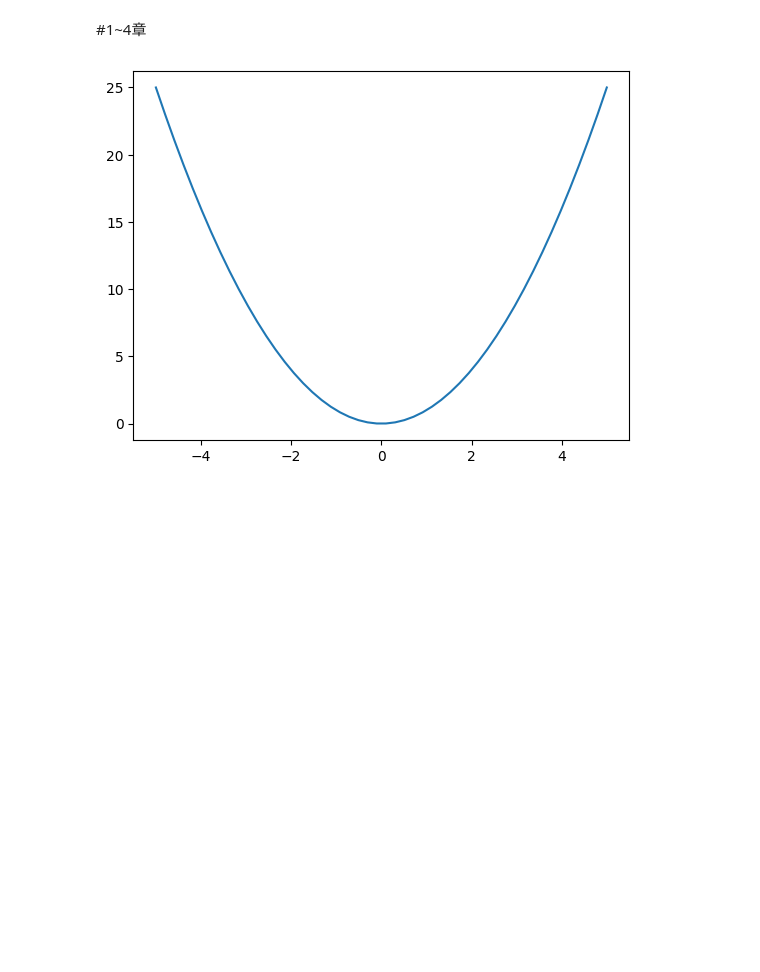
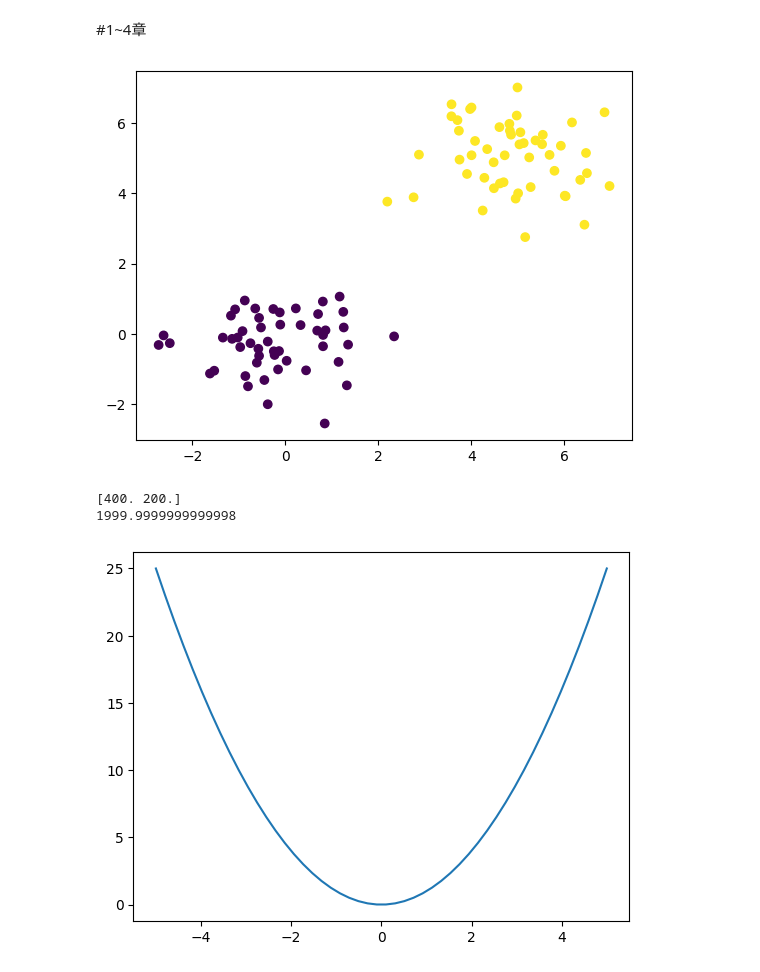
Before and after one commit to ijunseo/Deeplearning_self_study, a Jupyter notebook: 機械学習エッセンス練習.ipynb, the cells around one changed output. Drawn from its saved outputs; the diff is of its cells as text; code cells hidden in the pictures; blank space fills up the shorter version.

```diff
--- a/機械学習エッセンス練習.ipynb
+++ b/機械学習エッセンス練習.ipynb
@@ -213,0 +385,20 @@ plt.hist(list, 範囲の個数, color = "...")
+# %%
+d = 2
+N = 100
+
+mean = 5
+
+x1 = np.random.randn(N // 2, d) + np.array([0, 0])
+x2 = np.random.randn(N // 2, d) + np.array([mean, mean])
+
+t1 = np.zeros(N // 2)
+t2 = np.ones(N // 2)
+
+x = np.concatenate((x1, x2), axis = 0)
+t = np.concatenate((t1, t2))
+# %%
+import matplotlib.pyplot as plt
+plt.scatter(x[:, 0], x[:, 1], c = t)
+plt.show()
+# %% [output]
+[figure, added]
@@ -214,3 +408,20 @@ plt.hist(list, 範囲の個数, color = "...")
+# %%
+
+#解法
+#3x + 4y -> max は　3x + 4y -> minを求めることに言い換える。
+from scipy import optimize
+import numpy as np
+c = np.array([-3, -4], dtype = np.float64)
+G = np.array([[1, 4],[2, 3],[2, 1]], dtype = np.float64)# ・・・ 式 1 ~ 3
+h = np.array([1700, 1400, 1000], dtype = np.float64)
+solv = optimize.linprog(c, A_ub = G, b_ub = h, bounds = (0, None))
+#(0, None) can be [(0, None), (0, None)] -  ・・・ 式 4~ 5
+
+print(solv.x)
+print(-solv.fun)
+# %% [output]
+[400. 200.]
+1999.9999999999998
 # %%
 import matplotlib.pyplot as plt
 import numpy as np
```
Also changed, not shown: parts of 11 cells of this notebook.
